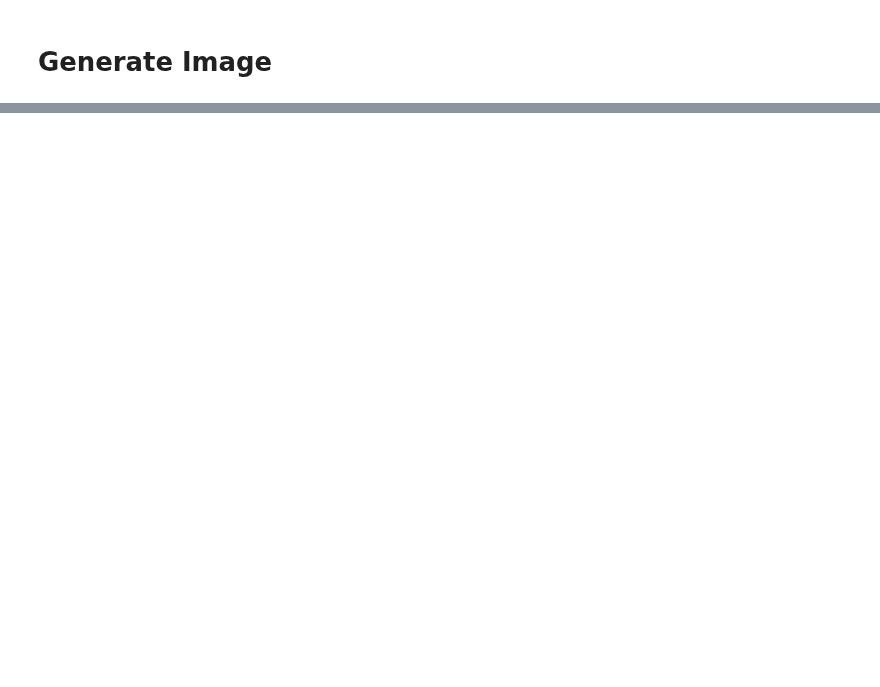
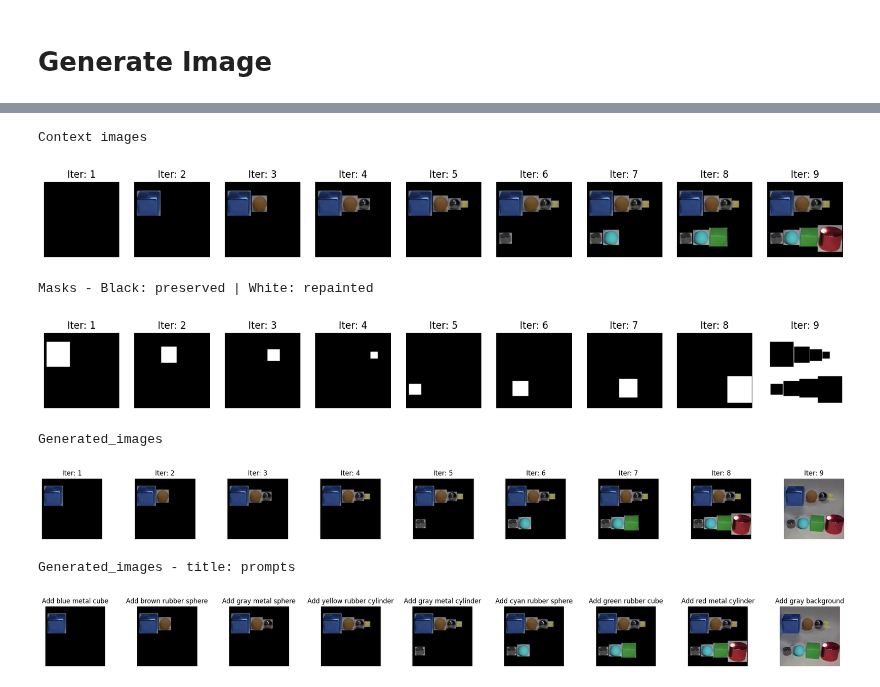
Before and after one commit to j-min/IterInpaint, a Jupyter notebook: inference_iterinpaint.ipynb, the cells around one changed output, grey strips where cells are left out. Drawn from its saved outputs; the diff is of its cells as text; code cells hidden in the pictures; blank space fills up the shorter version.

Commit message:
Update inference demo

```diff
--- a/inference_iterinpaint.ipynb
+++ b/inference_iterinpaint.ipynb
@@ -295,7 +321,4 @@ opt.box_generation_order = None
+# %%
+opt.verbose = True
 # %%
-generated = inference_from_custom_annotation(custom_annotations, sampler, opt)
-show_images(
-    generated['context_imgs'],
-    generated['generated_images']
-)
-generated['final_image']
+out = inference_from_custom_annotation(custom_annotations, sampler, opt)
@@ -301,0 +344,36 @@ generated['final_image']
+# %%
+context_imgs = out['context_imgs']
+prompts = out['prompts']
+mask_imgs = out['mask_imgs']
+generated_images = out['generated_images']
+
+print('Context images')
+show_images(context_imgs)
+plt.show()
+plt.close()
+
+
+print('Masks - Black: preserved | White: repainted')
+show_images(mask_imgs, gray=True)
+plt.show()
+plt.close()
+
+
+print('Generated_images')
+show_images(generated_images, w=3)
+plt.show()
+plt.close()
+
+print('Generated_images - title: prompts')
+show_images(generated_images, w=3, title=prompts)
+plt.show()
+plt.close()
+# %% [output]
+Context images
+[figure, added]
+Masks - Black: preserved | White: repainted
+[figure, added]
+Generated_images
+[figure, added]
+Generated_images - title: prompts
+[figure, added]
```
Also changed, not shown: parts of 20 cells of this notebook.
